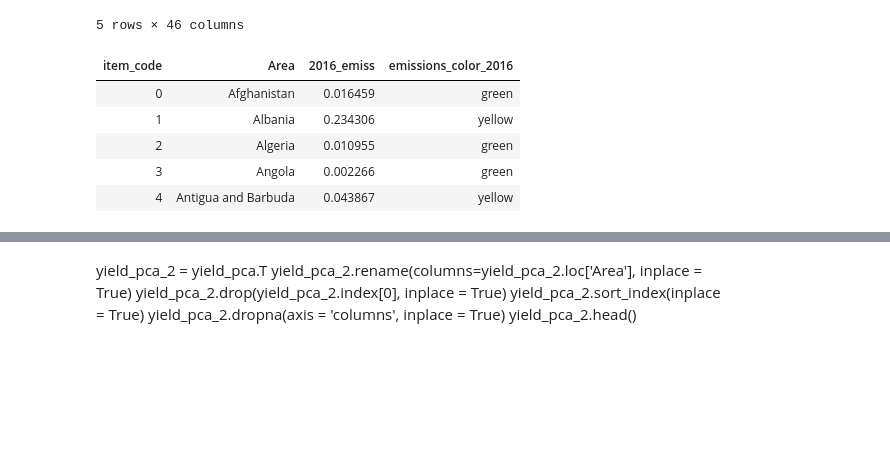
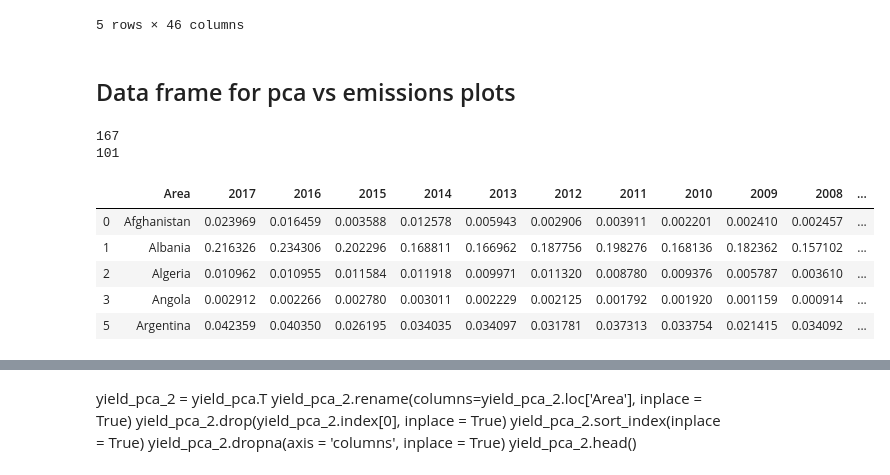
Before and after one commit to amara-slaymaker/ada_project-ada_nakamura, a Jupyter notebook: Emissions_UMAP_PCA.ipynb, the cells around one changed output, grey strips where cells are left out. Drawn from its saved outputs; the diff is of its cells as text; code cells hidden in the pictures; blank space fills up the shorter version.

Commit message:
modified another data frame

```diff
--- a/Emissions_UMAP_PCA.ipynb
+++ b/Emissions_UMAP_PCA.ipynb
@@ -1010,12 +1010,18 @@ pca_emiss_frame.head(5)
 | 3 | Angola | -1.741561 | 0.000310 | green | -1.747918 | 0.000200 | green | -1.918447 | ... |
 | 4 | Argentina | 1.903843 | 0.026809 | green | 2.196640 | 0.036526 | yellow | 1.604389 | ... |
 5 rows × 46 columns
-# %%
-emissions.head()
-# %% [output]
-| item_code | Area | 2016_emiss | emissions_color_2016 |
-| 0 | Afghanistan | 0.016459 | green |
-| 1 | Albania | 0.234306 | yellow |
-| 2 | Algeria | 0.010955 | green |
-| 3 | Angola | 0.002266 | green |
-| 4 | Antigua and Barbuda | 0.043867 | yellow |
+# %% [markdown]
+## Data frame for pca vs emissions plots
+# %%
+same_group_countries=pca_emiss_frame.loc[:,['Area','emiss_color_2002']]
+same_group_countries.rename(columns={"emiss_color_2002": "group"}, inplace=True)
+print(same_group_countries.shape[0])
+for year in range (2002,2016+1,1):
+    search= 'emiss_color_'+str(year)
+    to_intersect = pca_emiss_frame.loc[:,['Area','emiss_color_'+str(year)]]
+    to_intersect.rename(columns={'emiss_color_'+str(year): "group"}, inplace=True)
+    same_group_countries=pd.merge(same_group_countries, to_intersect)
+print(same_group_countries.shape[0])
+# %% [output]
+167
+101
@@ -1021,0 +1032,10 @@ emissions.head()
+# %%
+emissions_year.rename(columns={'area':'Area'},inplace=True)
+emissions_year.head()
+# %% [output]
+|  | Area | 2017 | 2016 | 2015 | 2014 | 2013 | 2012 | 2011 | 2010 | 2009 | 2008 | ... |
+| 0 | Afghanistan | 0.023969 | 0.016459 | 0.003588 | 0.012578 | 0.005943 | 0.002906 | 0.003911 | 0.002201 | 0.002410 | 0.002457 | ... |
+| 1 | Albania | 0.216326 | 0.234306 | 0.202296 | 0.168811 | 0.166962 | 0.187756 | 0.198276 | 0.168136 | 0.182362 | 0.157102 | ... |
+| 2 | Algeria | 0.010962 | 0.010955 | 0.011584 | 0.011918 | 0.009971 | 0.011320 | 0.008780 | 0.009376 | 0.005787 | 0.003610 | ... |
+| 3 | Angola | 0.002912 | 0.002266 | 0.002780 | 0.003011 | 0.002229 | 0.002125 | 0.001792 | 0.001920 | 0.001159 | 0.000914 | ... |
+| 5 | Argentina | 0.042359 | 0.040350 | 0.026195 | 0.034035 | 0.034097 | 0.031781 | 0.037313 | 0.033754 | 0.021415 | 0.034092 | ... |
```
Also changed, not shown: parts of 5 cells of this notebook.
